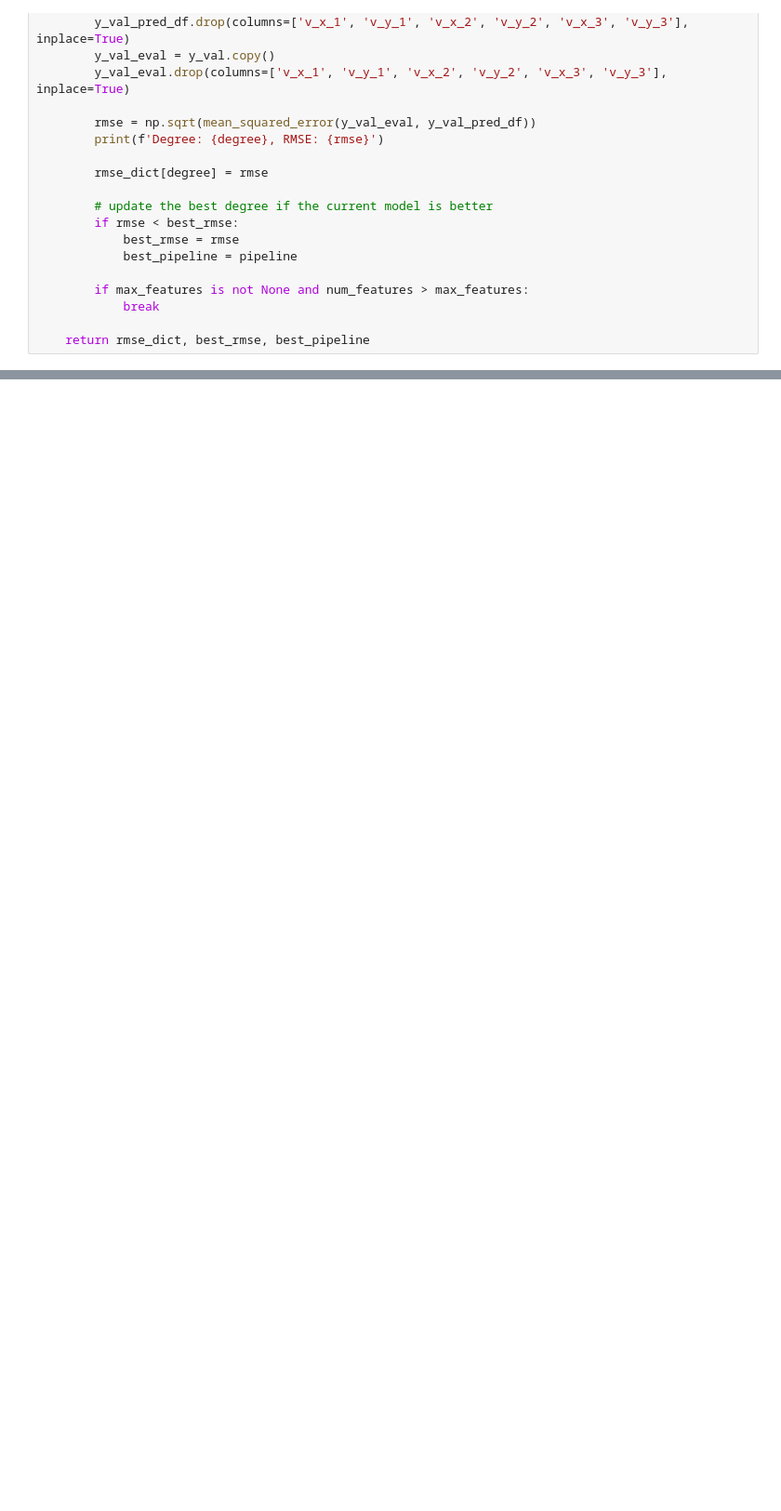
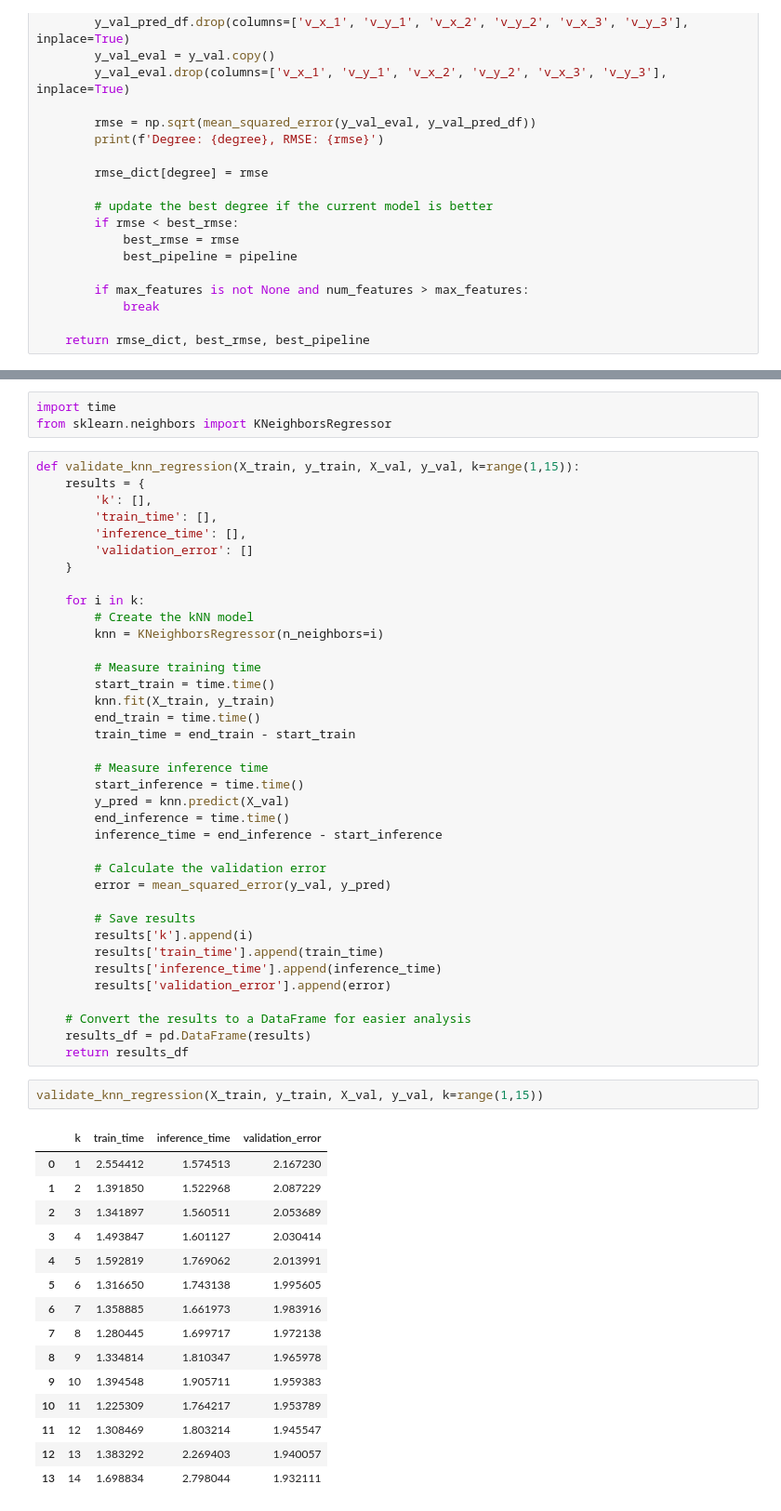
Before and after one commit to Evafranck/assignment, a Jupyter notebook: solution.ipynb, the cells around one changed output, grey strips where cells are left out. Shown: that part at 93% size. Saved outputs shown, nothing was run; the diff lists cells and outputs as text; blank space fills up the shorter version.

```diff
--- a/solution.ipynb
+++ b/solution.ipynb
@@ -732,0 +738,58 @@ plt.show()
+# %%
+import time
+from sklearn.neighbors import KNeighborsRegressor
+# %%
+def validate_knn_regression(X_train, y_train, X_val, y_val, k=range(1,15)):
+    results = {
+        'k': [],
+        'train_time': [],
+        'inference_time': [],
+        'validation_error': []
+    }
+
+    for i in k:
+        # Create the kNN model
+        knn = KNeighborsRegressor(n_neighbors=i)
+
+        # Measure training time
+        start_train = time.time()
+        knn.fit(X_train, y_train)
+        end_train = time.time()
+        train_time = end_train - start_train
+
+        # Measure inference time
+        start_inference = time.time()
+        y_pred = knn.predict(X_val)
+        end_inference = time.time()
+        inference_time = end_inference - start_inference
+
+        # Calculate the validation error
+        error = mean_squared_error(y_val, y_pred)
+
+        # Save results
+        results['k'].append(i)
+        results['train_time'].append(train_time)
+        results['inference_time'].append(inference_time)
+        results['validation_error'].append(error)
+
+    # Convert the results to a DataFrame for easier analysis
+    results_df = pd.DataFrame(results)
+    return results_df
+# %%
+validate_knn_regression(X_train, y_train, X_val, y_val, k=range(1,15))
+# %% [output]
+|  | k | train_time | inference_time | validation_error |
+| 0 | 1 | 2.554412 | 1.574513 | 2.167230 |
+| 1 | 2 | 1.391850 | 1.522968 | 2.087229 |
+| 2 | 3 | 1.341897 | 1.560511 | 2.053689 |
+| 3 | 4 | 1.493847 | 1.601127 | 2.030414 |
+| 4 | 5 | 1.592819 | 1.769062 | 2.013991 |
+| 5 | 6 | 1.316650 | 1.743138 | 1.995605 |
+| 6 | 7 | 1.358885 | 1.661973 | 1.983916 |
+| 7 | 8 | 1.280445 | 1.699717 | 1.972138 |
+| 8 | 9 | 1.334814 | 1.810347 | 1.965978 |
+| 9 | 10 | 1.394548 | 1.905711 | 1.959383 |
+| 10 | 11 | 1.225309 | 1.764217 | 1.953789 |
+| 11 | 12 | 1.308469 | 1.803214 | 1.945547 |
+| 12 | 13 | 1.383292 | 2.269403 | 1.940057 |
+| 13 | 14 | 1.698834 | 2.798044 | 1.932111 |
```
Also changed, not shown: parts of 17 cells of this notebook.
